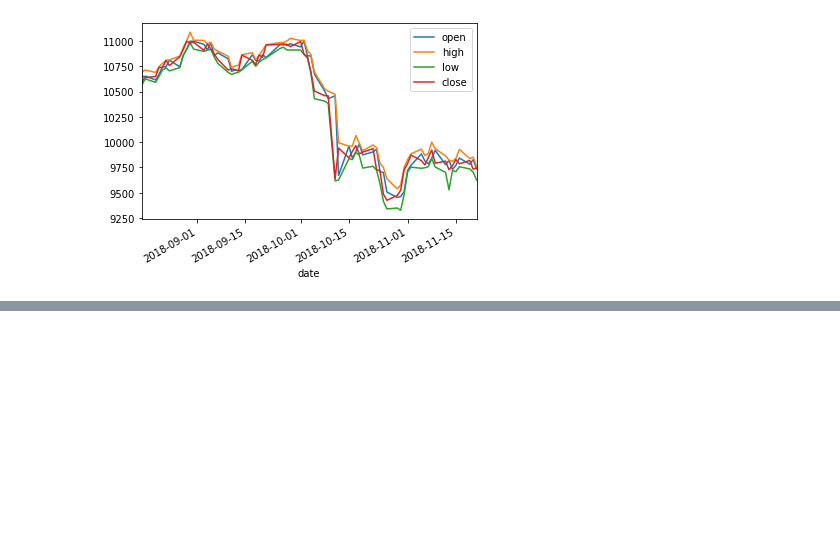
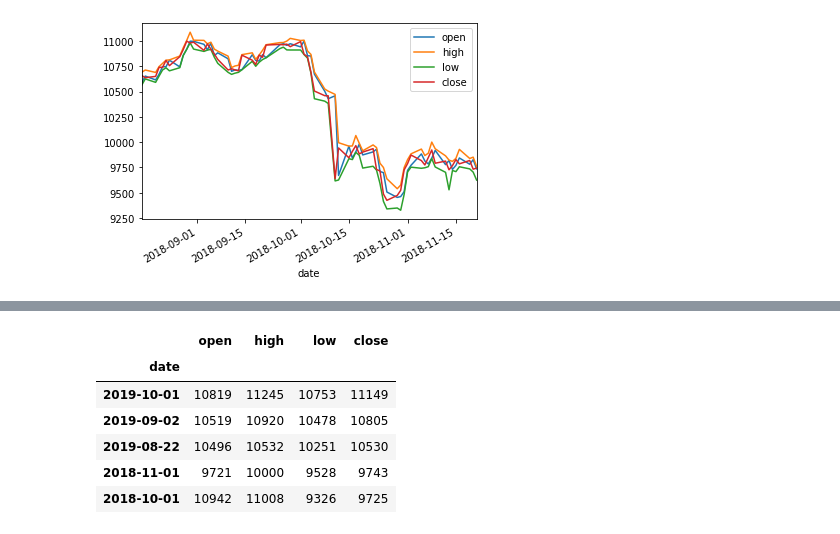
Before and after one commit to tewei0328/AI, a Jupyter notebook: stockprice.ipynb, the cells around one changed output, grey strips where cells are left out. Saved outputs shown, nothing was run; the diff lists cells and outputs as text; code cells hidden in the pictures; blank space fills up the shorter version.

```diff
--- a/stockprice.ipynb
+++ b/stockprice.ipynb
@@ -54,0 +64,10 @@ df1['2018'].plot()
+# %%
+df3.head()
+# %% [output]
+|  | open | high | low | close |
+| date |  |  |  |  |
+| 2019-10-01 | 10819 | 11245 | 10753 | 11149 |
+| 2019-09-02 | 10519 | 10920 | 10478 | 10805 |
+| 2019-08-22 | 10496 | 10532 | 10251 | 10530 |
+| 2018-11-01 | 9721 | 10000 | 9528 | 9743 |
+| 2018-10-01 | 10942 | 11008 | 9326 | 9725 |
```
Also changed, not shown: parts of 4 cells of this notebook.
